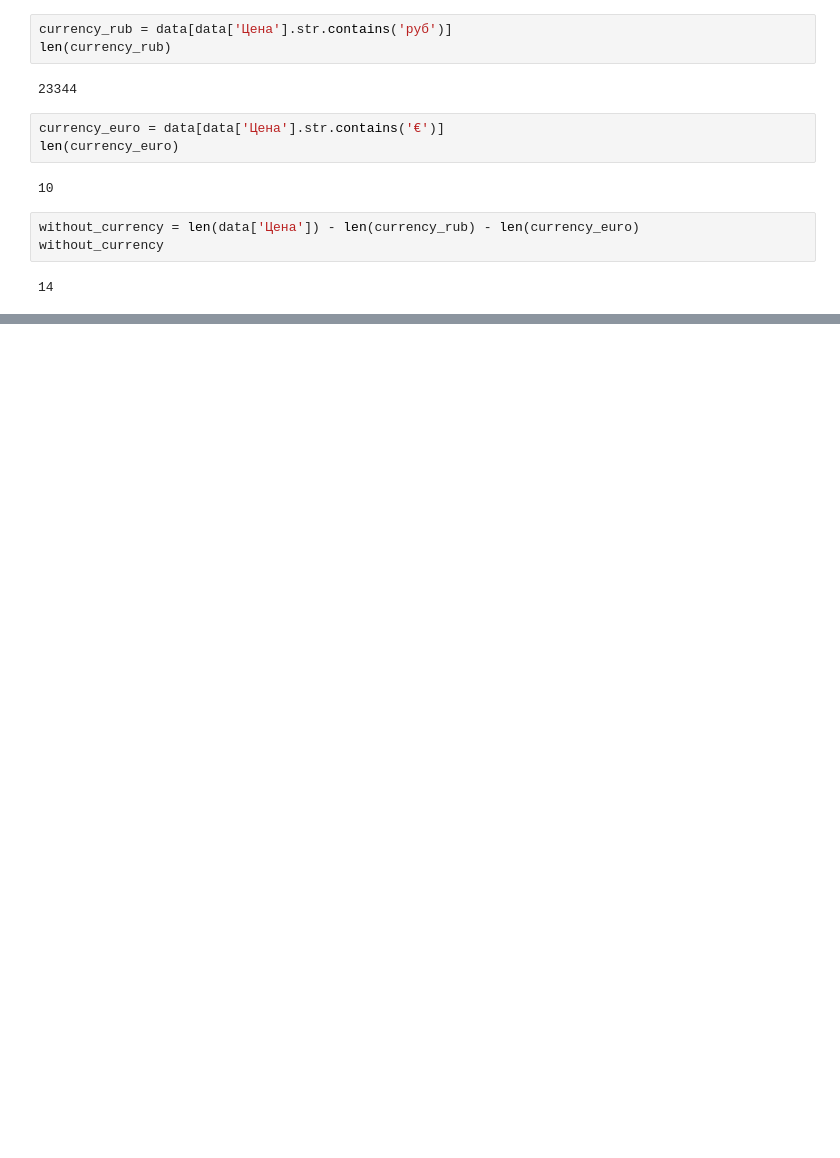
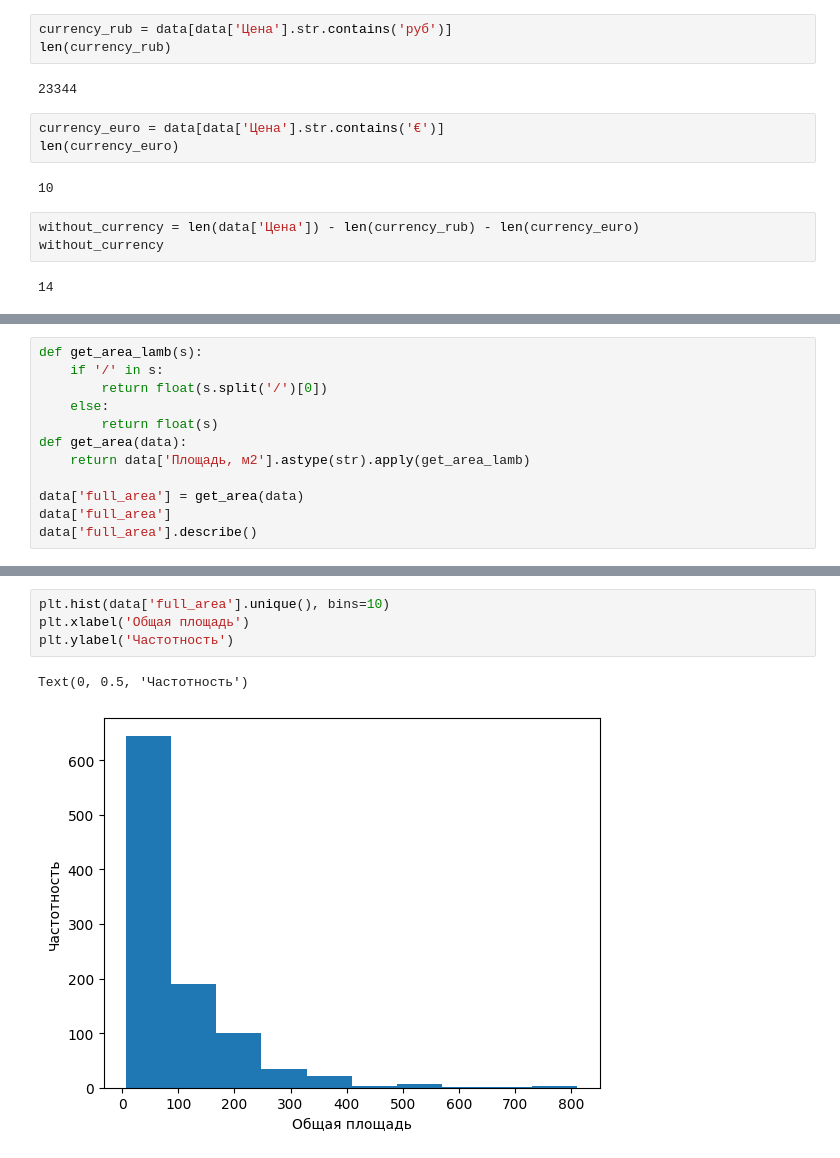
Before and after one commit to SainaAntonova/Project-, a Jupyter notebook: notebooks/EDA.ipynb, the cells around one changed output, grey strips where cells are left out. Cells and saved outputs as stored; diff of their text form; blank space fills up the shorter version.

```diff
--- a/notebooks/EDA.ipynb
+++ b/notebooks/EDA.ipynb
@@ -116,0 +119,12 @@ without_currency
+# %%
+def get_area_lamb(s):
+    if '/' in s:
+        return float(s.split('/')[0])
+    else:
+        return float(s)
+def get_area(data):
+    return data['Площадь, м2'].astype(str).apply(get_area_lamb)
+
+data['full_area'] = get_area(data)
+data['full_area']
+data['full_area'].describe()
@@ -116,0 +141,7 @@ without_currency
+# %%
+plt.hist(data['full_area'].unique(), bins=10)
+plt.xlabel('Общая площадь')
+plt.ylabel('Частотность')
+# %% [output]
+Text(0, 0.5, 'Частотность')
+[figure, added]
```
Also changed, not shown: parts of 2 cells of this notebook.
